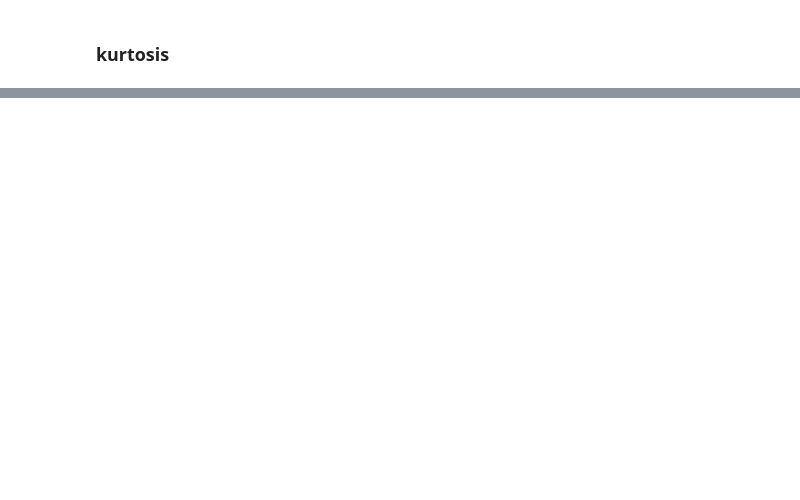
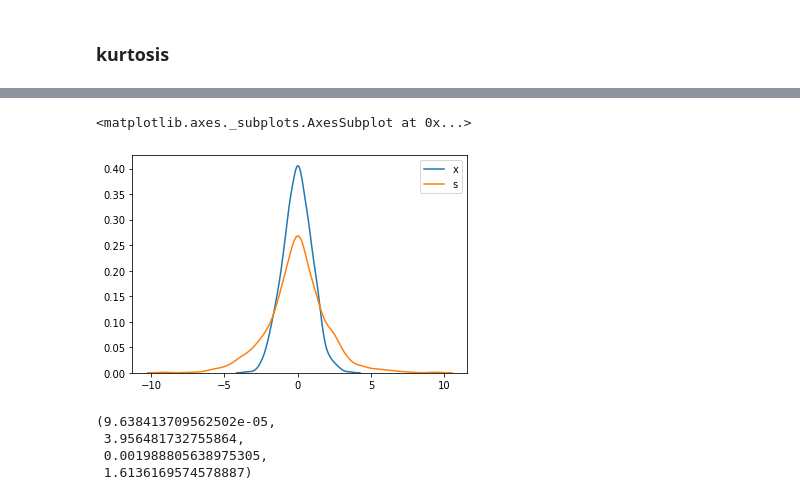
Before and after one commit to micky85lu/Data-Assimilation-Project, a Jupyter notebook: test_nongaussian.ipynb, the cells around one changed output, grey strips where cells are left out. Cells and saved outputs as stored; diff of their text form; code cells hidden in the pictures; blank space fills up the shorter version.

```diff
--- a/test_nongaussian.ipynb
+++ b/test_nongaussian.ipynb
@@ -257,0 +286,34 @@ plt.hist(sinh_arcsinh_transform(x, 0, 1.2))
+# %%
+x = np.random.normal(loc=0, scale=1, size=2000)
+s = sinh_arcsinh_transform(x, 0, 1.2)
+
+fig, ax = plt.subplots()
+sns.kdeplot(x, label='x', ax=ax)
+sns.kdeplot(s, label='s', ax=ax)
+# %% [output]
+<matplotlib.axes._subplots.AxesSubplot at 0x...>
+[figure, added]
+# %%
+from scipy.stats import kurtosis, skew
+
+def simu_mvsk(loc, scale, epsilon, delta):
+    hmean = []
+    hvar = []
+    hskew = []
+    hkurt = []
+    for i in range(1000):
+        x = np.random.normal(loc=loc, scale=scale, size=2000)
+        s = sinh_arcsinh_transform(x, epsilon, delta)
+        hmean.append(s.mean())
+        hvar.append(s.var())
+        hskew.append(skew(s))
+        hkurt.append(kurtosis(s))
+
+    return np.mean(hmean), np.mean(hvar), np.mean(hskew), np.mean(hkurt)
+
+simu_mvsk(0, 1, 0, 1.2)
+# %% [output]
+(9.638413709562502e-05,
+ 3.956481732755864,
+ 0.001988805638975305,
+ 1.6136169574578887)
```
Also changed, not shown: parts of 10 cells of this notebook.
